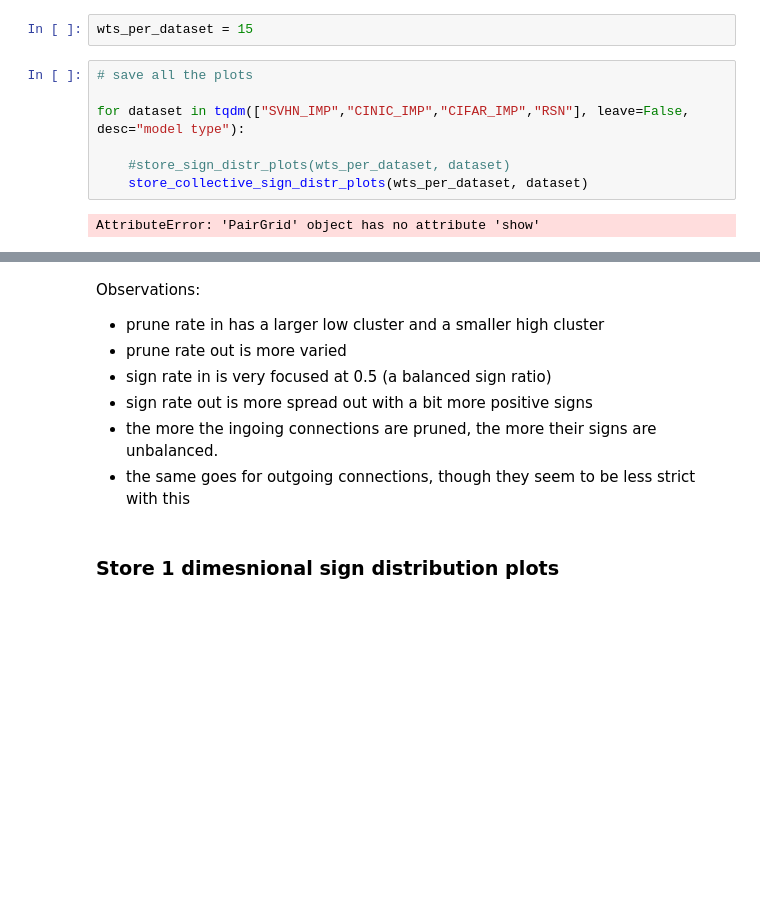
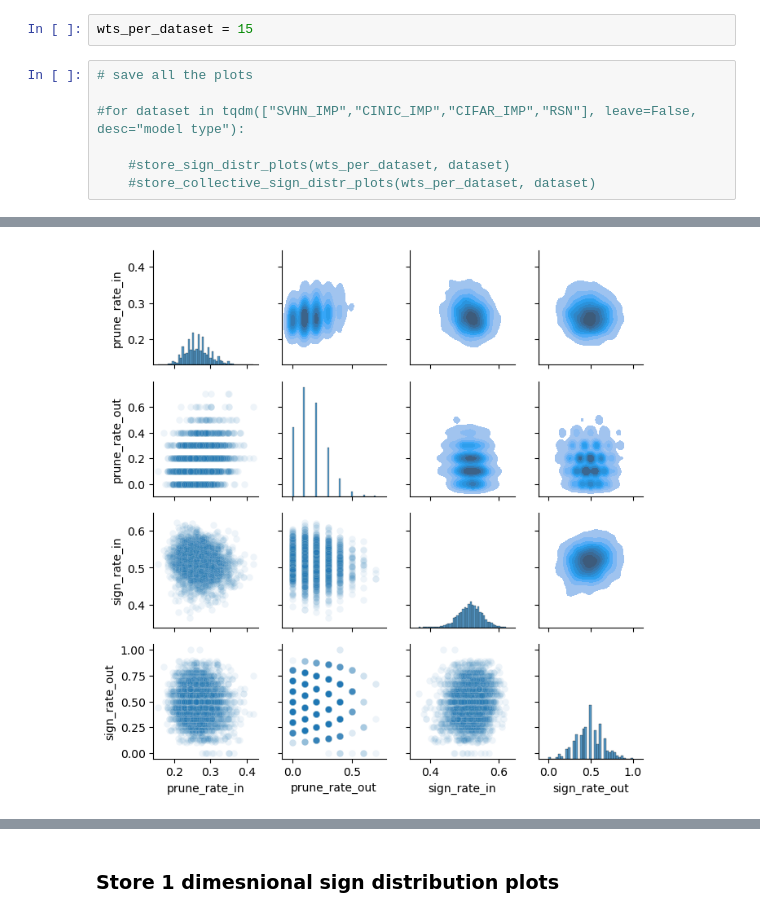
Before and after one commit to Ernalein/ThesisLTH, a Jupyter notebook: 3a Plotting sign distributions.ipynb, the cells around one changed output, grey strips where cells are left out. Drawn from its saved outputs; the diff is of its cells as text; blank space fills up the shorter version.

Commit message:
create plots

```diff
--- a/3a Plotting sign distributions.ipynb
+++ b/3a Plotting sign distributions.ipynb
@@ -56,10 +56,10 @@ wts_per_dataset = 15
 # %%
 # save all the plots
 
-for dataset in tqdm(["SVHN_IMP","CINIC_IMP","CIFAR_IMP","RSN"], leave=False, desc="model type"):
+#for dataset in tqdm(["SVHN_IMP","CINIC_IMP","CIFAR_IMP","RSN"], leave=False, desc="model type"):
 
     #store_sign_distr_plots(wts_per_dataset, dataset)
-    store_collective_sign_distr_plots(wts_per_dataset, dataset)
+    #store_collective_sign_distr_plots(wts_per_dataset, dataset)
 # %% [output]
-AttributeError: 'PairGrid' object has no attribute 'show'
 [figure]
+[figure, added]
@@ -66,12 +72,3 @@ AttributeError: 'PairGrid' object has no attribute 'show'
-# %% [markdown]
-Observations:
-
-- prune rate in has a larger low cluster and a smaller high cluster
-- prune rate out is more varied
-- sign rate in is very focused at 0.5 (a balanced sign ratio)
-- sign rate out is more spread out with a bit more positive signs
-- the more the ingoing connections are pruned, the more their signs are unbalanced.
-- the same goes for outgoing connections, though they seem to be less strict with this
 # %% [markdown]
 ### Store 1 dimesnional sign distribution plots
 # %%
```
Also changed, not shown: parts of 5 cells of this notebook, 11 other files.
